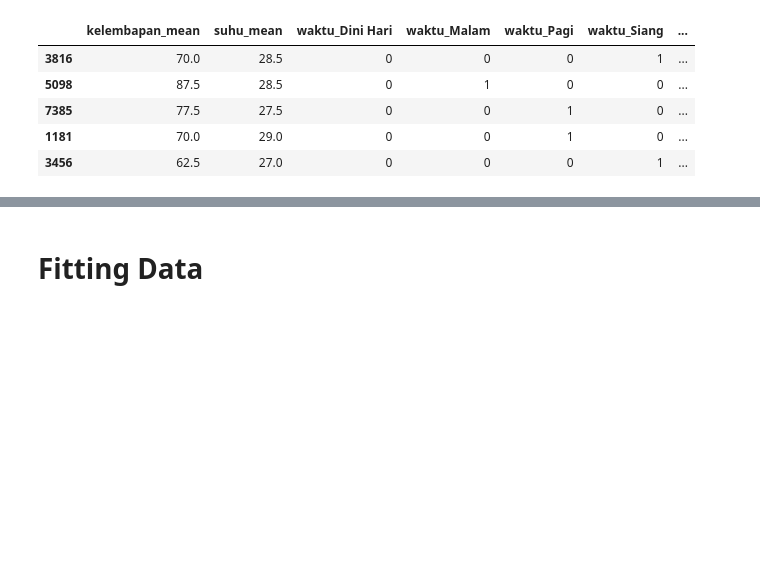
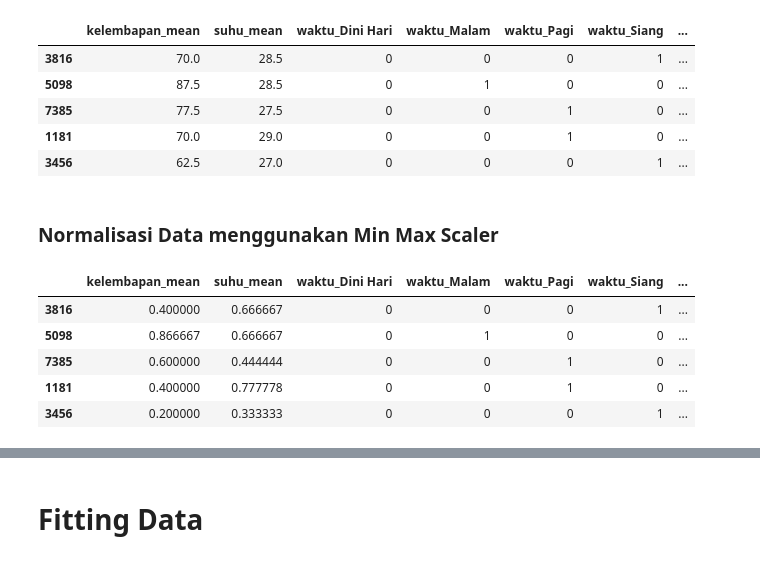
Before and after one commit to raihankemmy/jakarta-weather-classification-2018, a Jupyter notebook: with Mean.ipynb, the cells around one changed output, grey strips where cells are left out. Drawn from its saved outputs; the diff is of its cells as text; code cells hidden in the pictures; blank space fills up the shorter version.

```diff
--- a/2.ipynb
+++ b/with Mean.ipynb
@@ -346,3 +346,22 @@ X_test.head()
 | 7385 | 77.5 | 27.5 | 0 | 0 | 1 | 0 | ... |
 | 1181 | 70.0 | 29.0 | 0 | 0 | 1 | 0 | ... |
 | 3456 | 62.5 | 27.0 | 0 | 0 | 0 | 1 | ... |
+# %% [markdown]
+### Normalisasi Data menggunakan Min Max Scaler
+# %%
+from sklearn.preprocessing import MinMaxScaler
+numeric = ["kelembapan_mean", "suhu_mean"]
+
+scaler = MinMaxScaler(feature_range=(0, 1))
+
+X_train[numeric] = scaler.fit_transform(X_train[numeric])
+X_test[numeric] = scaler.fit_transform(X_test[numeric])
+# %%
+X_test.head()
+# %% [output]
+|  | kelembapan_mean | suhu_mean | waktu_Dini Hari | waktu_Malam | waktu_Pagi | waktu_Siang | ... |
+| 3816 | 0.400000 | 0.666667 | 0 | 0 | 0 | 1 | ... |
+| 5098 | 0.866667 | 0.666667 | 0 | 1 | 0 | 0 | ... |
+| 7385 | 0.600000 | 0.444444 | 0 | 0 | 1 | 0 | ... |
+| 1181 | 0.400000 | 0.777778 | 0 | 0 | 1 | 0 | ... |
+| 3456 | 0.200000 | 0.333333 | 0 | 0 | 0 | 1 | ... |
```
Also changed, not shown: parts of 1 cell of this notebook, 1 other file.
